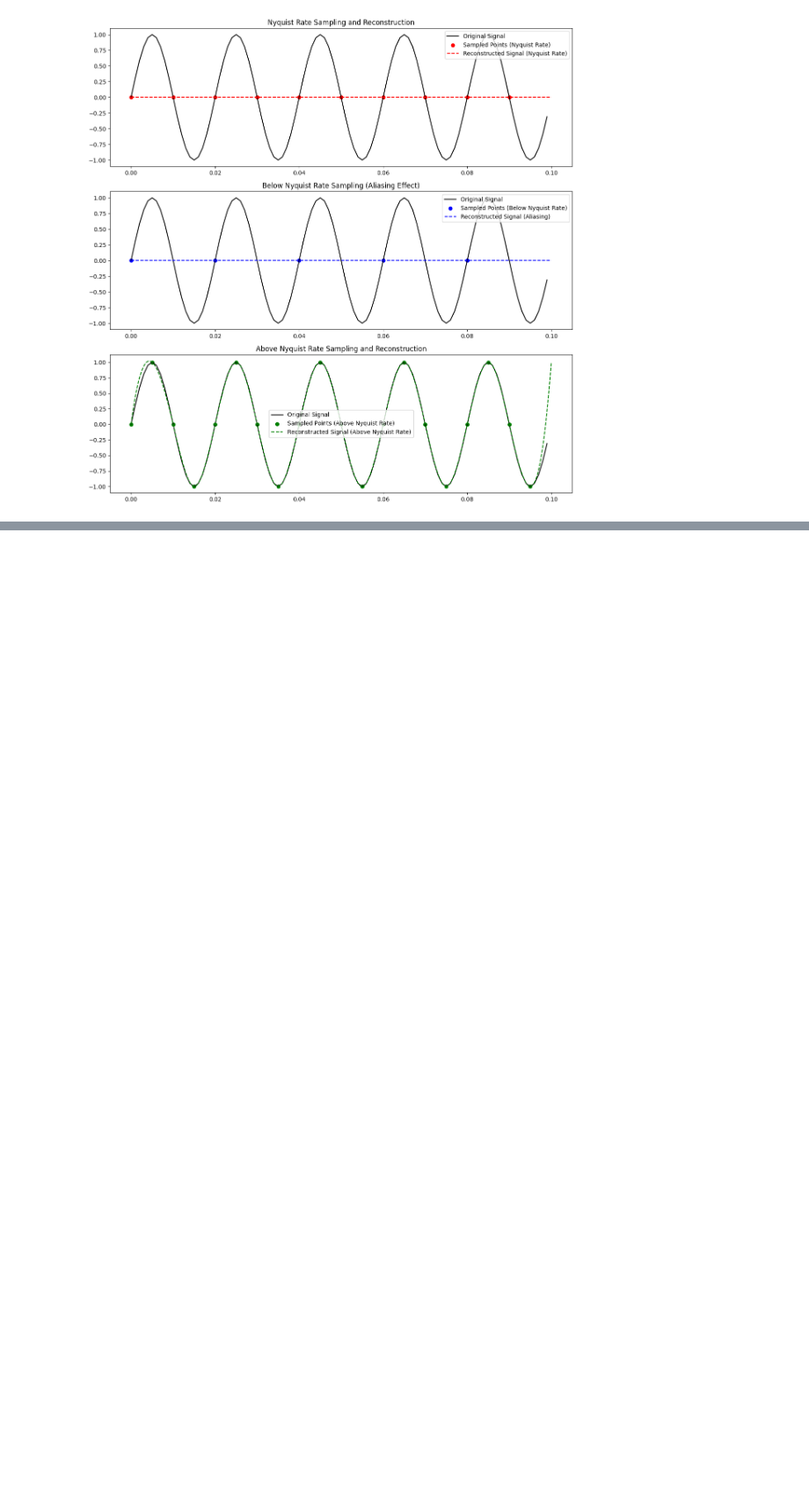
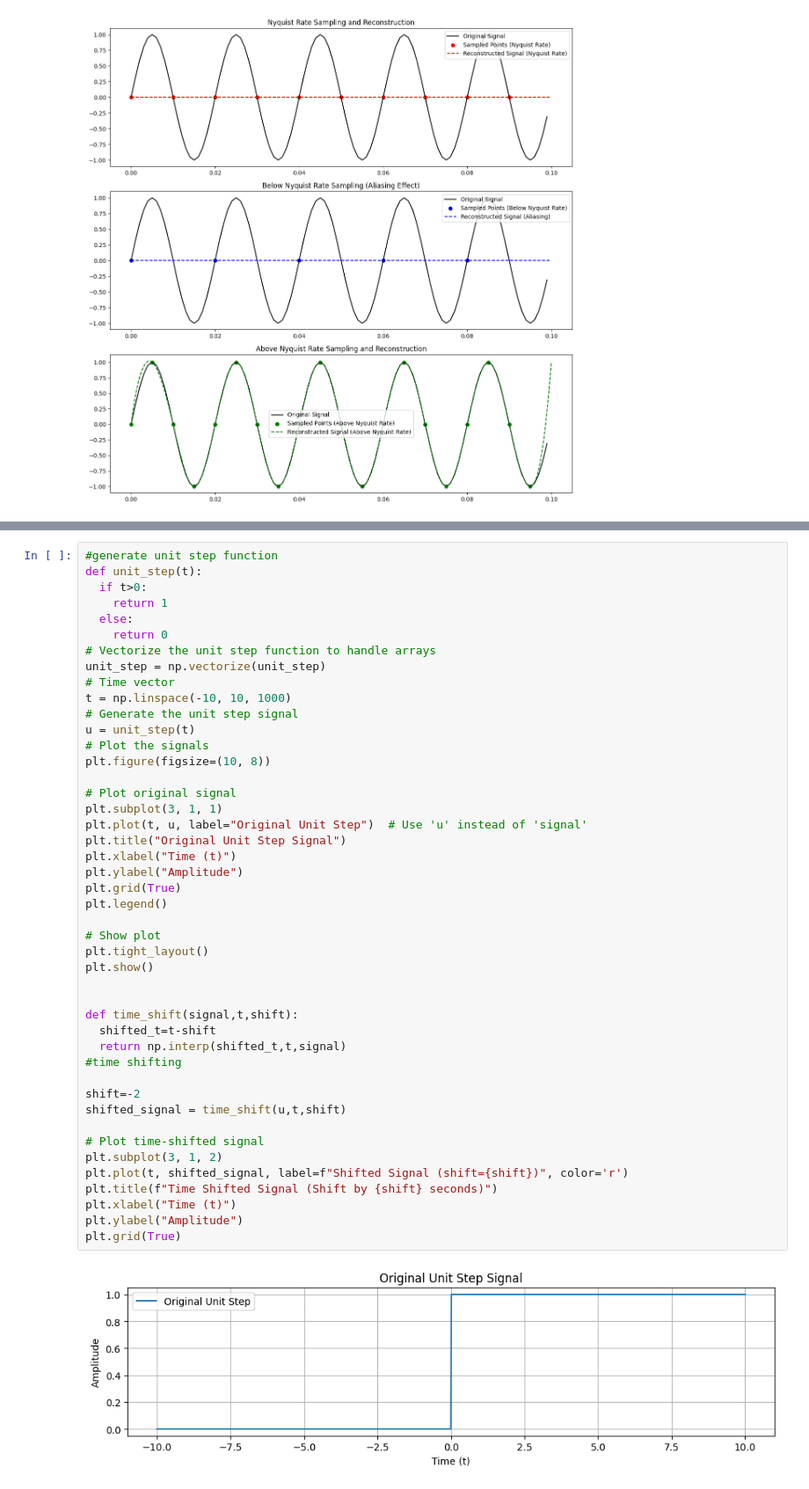
Before and after one commit to joshIsac/SpeechRecognition-, a Jupyter notebook: 2348523_Fundamentals_of_Signal_Processing.ipynb, the cells around one changed output, grey strips where cells are left out. Shown: that part at 88% size. Drawn from its saved outputs; the diff is of its cells as text; blank space fills up the shorter version.

```diff
--- a/2348523_Fundamentals_of_Signal_Processing.ipynb
+++ b/2348523_Fundamentals_of_Signal_Processing.ipynb
@@ -302,0 +358,47 @@ plt.show()
+# %%
+#generate unit step function
+def unit_step(t):
+  if t>0:
+    return 1
+  else:
+    return 0
+# Vectorize the unit step function to handle arrays
+unit_step = np.vectorize(unit_step)
+# Time vector
+t = np.linspace(-10, 10, 1000)
+# Generate the unit step signal
+u = unit_step(t)
+# Plot the signals
+plt.figure(figsize=(10, 8))
+
+# Plot original signal
+plt.subplot(3, 1, 1)
+plt.plot(t, u, label="Original Unit Step")  # Use 'u' instead of 'signal'
+plt.title("Original Unit Step Signal")
+plt.xlabel("Time (t)")
+plt.ylabel("Amplitude")
+plt.grid(True)
+plt.legend()
+
+# Show plot
+plt.tight_layout()
+plt.show()
+
+
+def time_shift(signal,t,shift):
+  shifted_t=t-shift
+  return np.interp(shifted_t,t,signal)
+#time shifting
+
+shift=-2
+shifted_signal = time_shift(u,t,shift)
+
+# Plot time-shifted signal
+plt.subplot(3, 1, 2)
+plt.plot(t, shifted_signal, label=f"Shifted Signal (shift={shift})", color='r')
+plt.title(f"Time Shifted Signal (Shift by {shift} seconds)")
+plt.xlabel("Time (t)")
+plt.ylabel("Amplitude")
+plt.grid(True)
+# %% [output]
+[figure, added]
```
Also changed, not shown: parts of 3 cells of this notebook, 1 other file.
